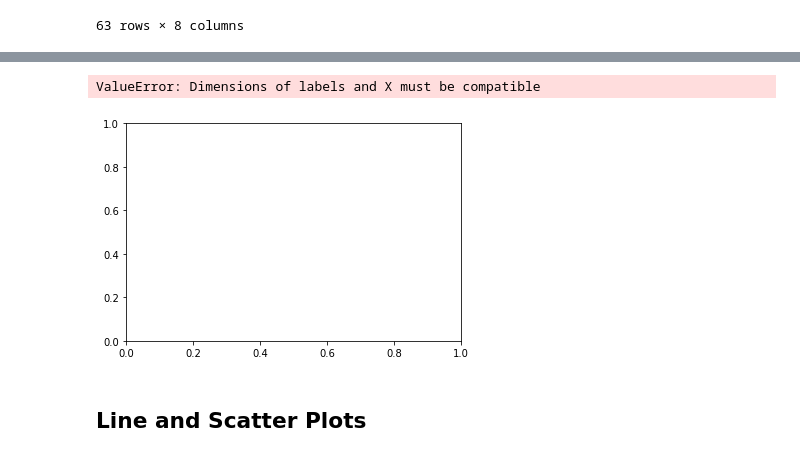
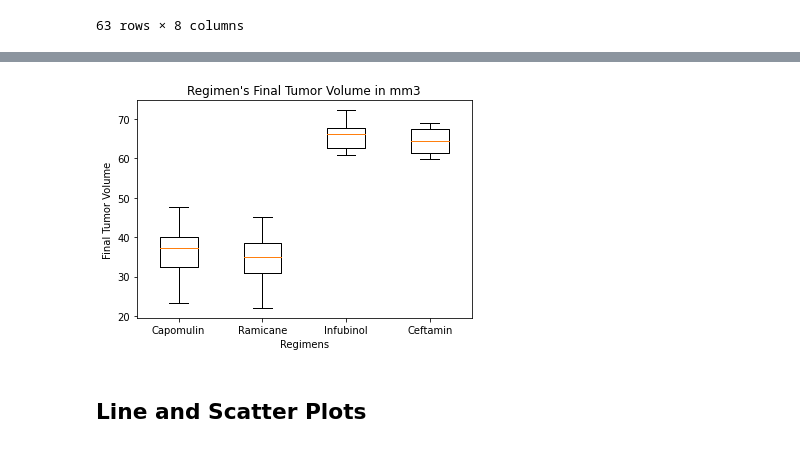
Before and after one commit to SHdimenson/Matplotlib-Challenge, a Jupyter notebook: Pymaceuticals/pymaceuticals_starter.ipynb, the cells around one changed output, grey strips where cells are left out. Drawn from its saved outputs; the diff is of its cells as text; code cells hidden in the pictures.

Commit message:
Box plot - Completed

```diff
--- a/Pymaceuticals/pymaceuticals_starter.ipynb
+++ b/Pymaceuticals/pymaceuticals_starter.ipynb
@@ -246,26 +246,26 @@ selected_final_regimen_tumorVol
 # Put treatments into a list for for loop (and later for plot labels)
 regimens = ["Capomulin", "Ramicane", "Infubinol", "Ceftamin"]
 
-# Capomulin = selected_final_regimen_tumorVol.loc[selected_final_regimen_tumorVol["Drug Regimen"]=="Capomulin", "Tumor Volume (mm3)"]
-# Capomulin
 # Create empty list to fill with tumor vol data (for plotting)
+regimen_lists = []
 
+# Locate the rows which contain mice on each drug and get the tumor volumes
 for regimen in regimens:
     regimen_vol = selected_final_regimen_tumorVol.loc[selected_final_regimen_tumorVol["Drug Regimen"]==regimen, "Tumor Volume (mm3)"]
+
+     # add subset
+    regimen_lists.append(regimen_vol)
 
 # Calculate the IQR and quantitatively determine if there are any potential outliers.
     Q1 = regimen_vol.quantile(0.25)
     Q3 = regimen_vol.quantile(0.75)
     IQR = Q3 - Q1
-    lowerBound = Q1 - (1.5*IQR)
-    upperBound = Q3 - (1.5*IQR)
+
+    lowerBound = min(regimen_vol)
+    upperBound = max(regimen_vol)
+
+    # Determine outliers using upper and lower bounds
     outliers = regimen_vol.loc[(regimen_vol < lowerBound) | (regimen_vol > upperBound)]
 
-    # Locate the rows which contain mice on each drug and get the tumor volumes
     print(f"{regimen}'s potential outliers: {outliers}")
-
-    # add subset
-
-
-    # Determine outliers using upper and lower bounds
 # %% [output]
@@ -289,12 +276,12 @@ Name: Tumor Volume (mm3), dtype: float64
 # %%
 # Generate a box plot of the final tumor volume of each mouse across four regimens of interest
-orange_out = dict(markerfacecolor='red',markersize=12)
-plt.boxplot(regimen_vol, labels=regimens, flierprops=orange_out)
-plt.ylabel('Final Tumor Volume (mm3)')
+plt.boxplot(regimen_lists, labels=regimens)
+plt.title("Regimen's Final Tumor Volume in mm3")
+plt.xlabel("Regimens")
+plt.ylabel("Final Tumor Volume")
 plt.show()
 # %% [output]
-ValueError: Dimensions of labels and X must be compatible
-[figure, old version]
+[figure, new version]
 # %% [markdown]
 ## Line and Scatter Plots
 # %%
```
Also changed, not shown: parts of 1 cell of this notebook.
